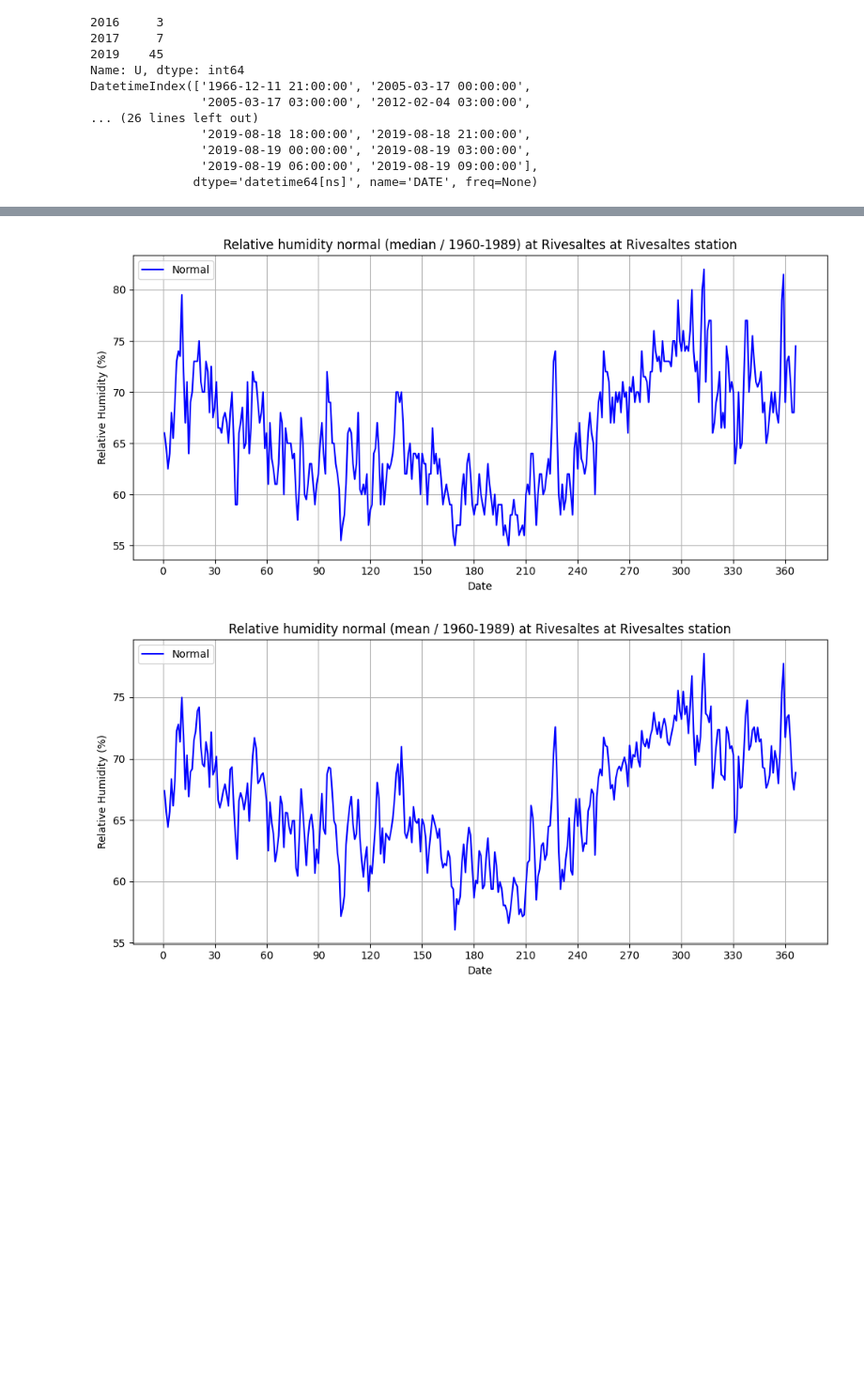
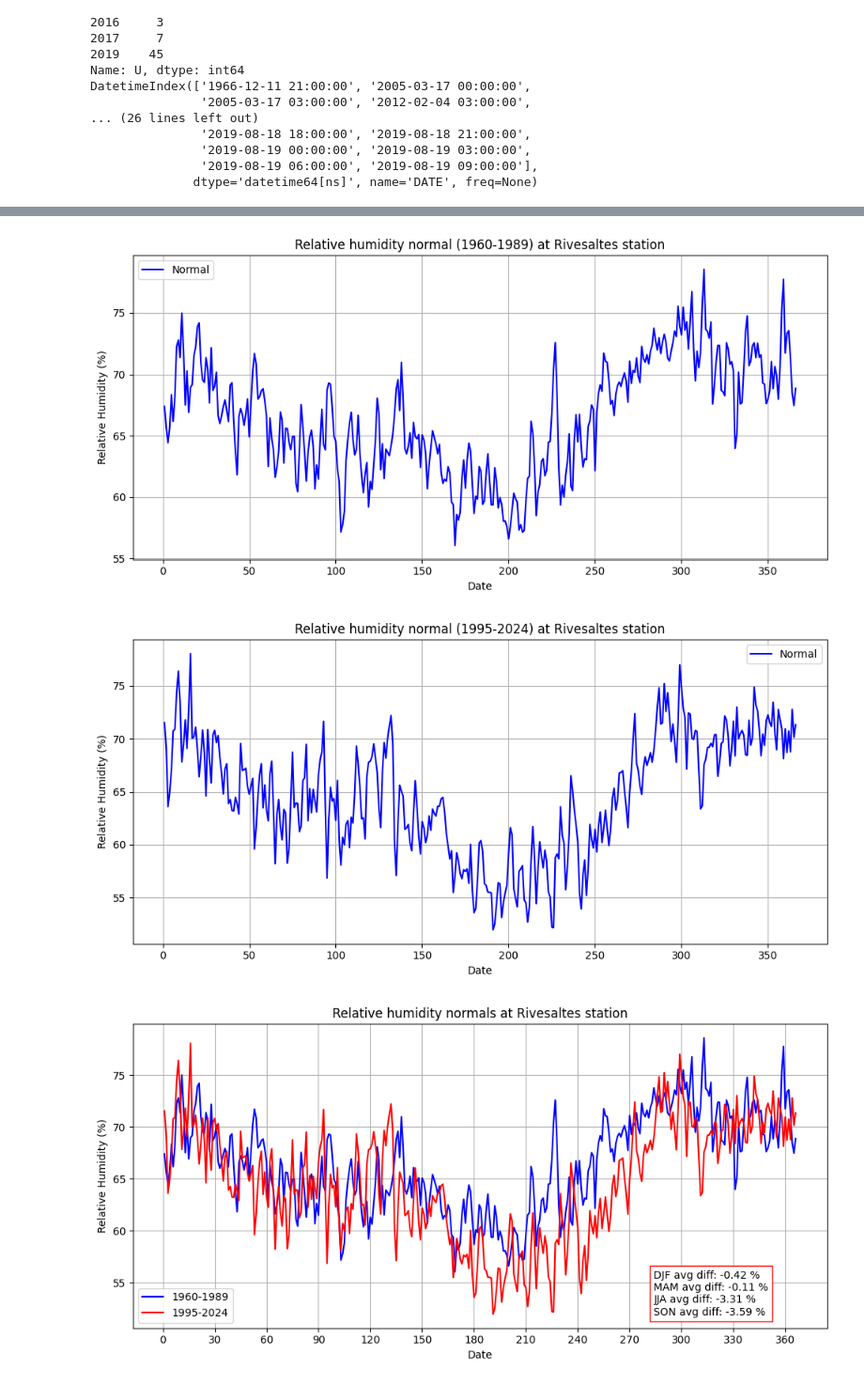
Before and after one commit to leopaulbaleneenm-source/Climate_Change_PO, a Jupyter notebook: notebooks/humidity/humidity_viz.ipynb, the cells around one changed output, grey strips where cells are left out. Shown at 94% size. Drawn from its saved outputs; the diff is of its cells as text; code cells hidden in the pictures; blank space fills up the shorter version.

```diff
--- a/notebooks/humidity/humidity_viz.ipynb
+++ b/notebooks/humidity/humidity_viz.ipynb
@@ -94,11 +115,31 @@ plot_data(
 # %%
-(sr_clim_frst_med, sr_clim_frst_mean) = cp.climatology(
+# Containing the highest humidity years
+sr_nrm_f = cp.normal(
     sr_stdy,
     "1960-01-01 00:00:00",
     "1989-12-31 23:00:00",
     "Relative humidity",
     "humidity"
 )
+
+sr_nrm_s = cp.normal(
+    sr_stdy,
+    "1995-01-01 00:00:00",
+    "2024-12-31 23:00:00",
+    "Relative humidity",
+    "humidity"
+)
+
+norm_compare(
+    sr_nrm_f,
+    sr_nrm_s,
+    "Relative humidity normals at Rivesaltes station",
+    "Relative Humidity (%)",
+    "1960-1989",
+    "1995-2024",
+    "%"
+)
 # %% [output]
-[figure, old version]
+[figure, new version]
-[figure, old version]
+[figure, new version]
+[figure, added]
```
Also changed, not shown: parts of 25 cells of this notebook, 1 other file.
